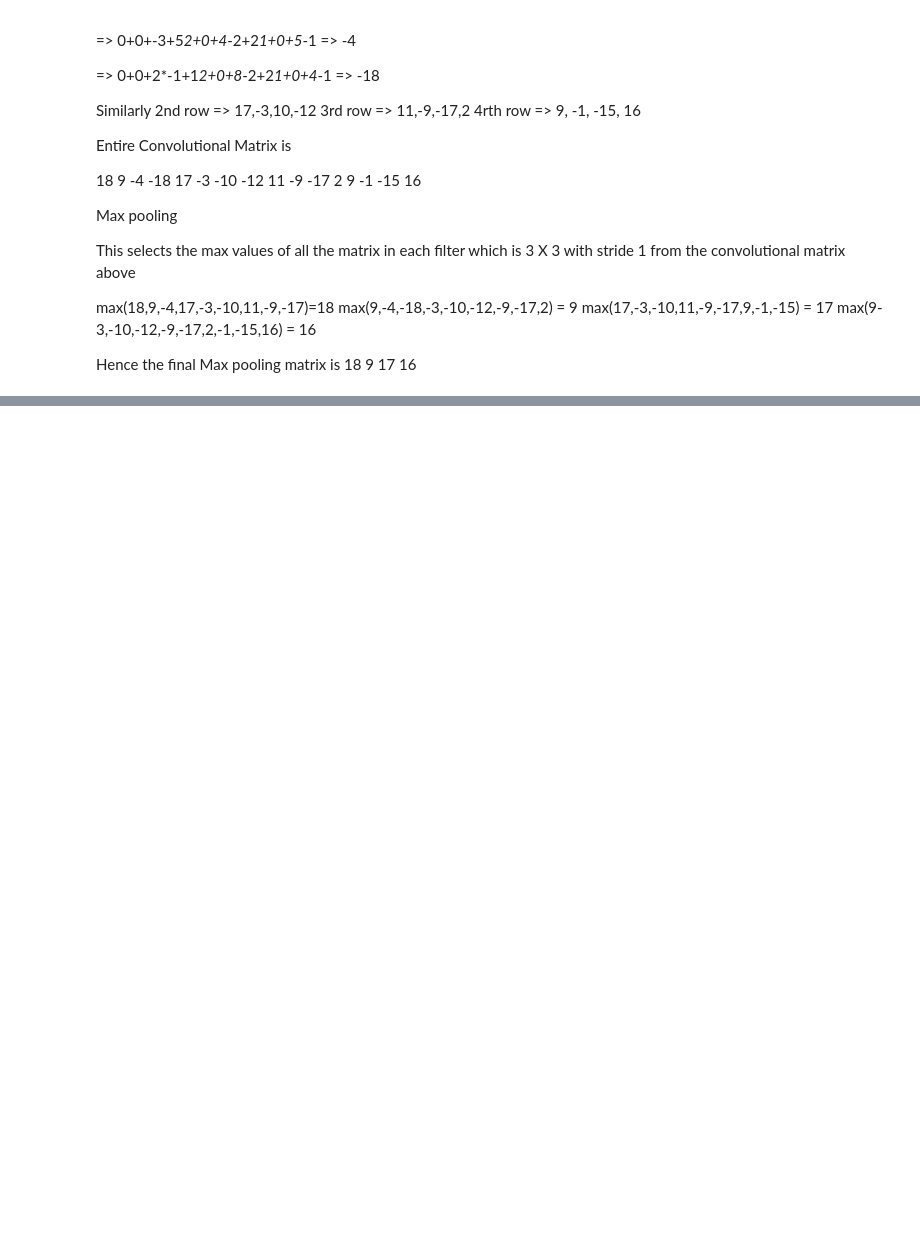
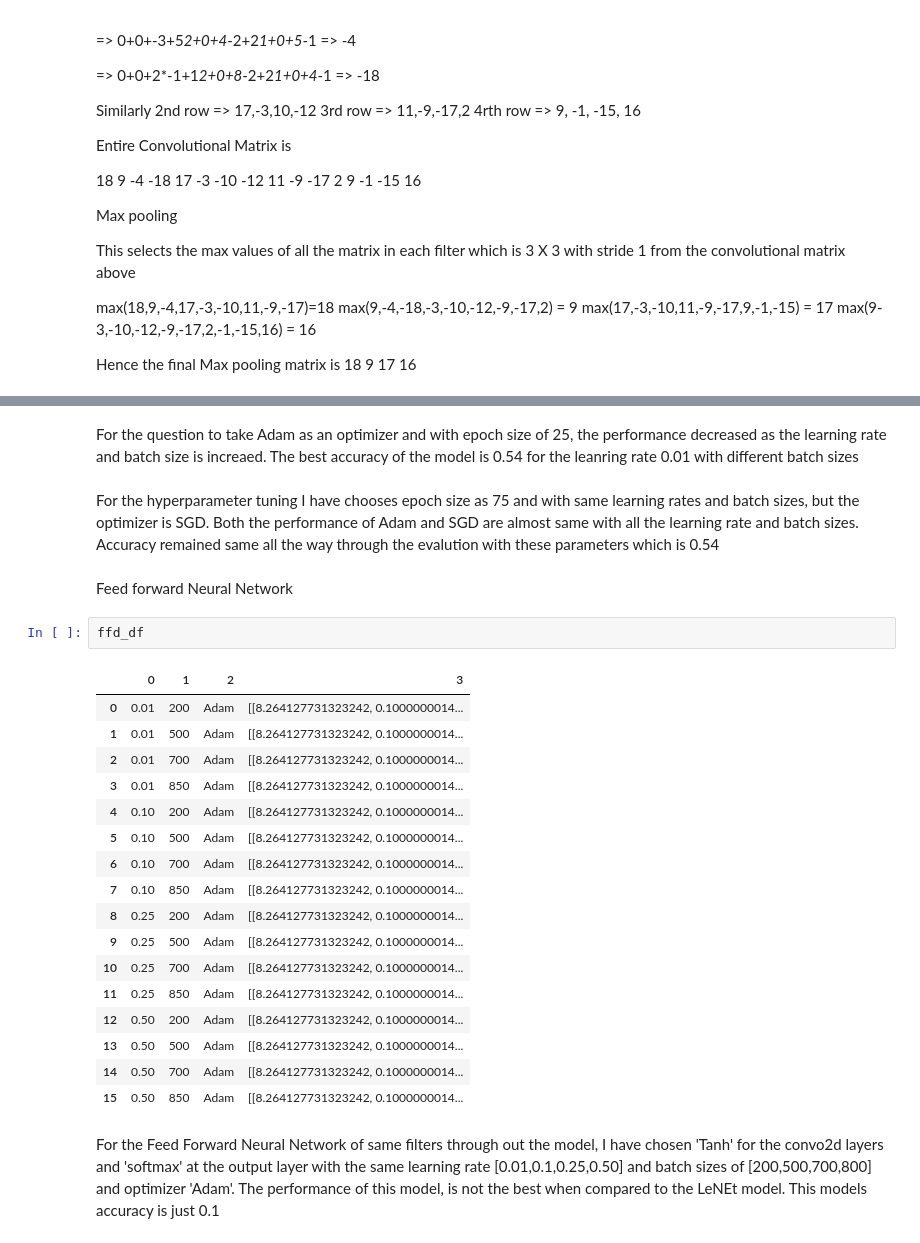
Before and after one commit to dTony33/Machine-Learning, a Jupyter notebook: Assignment3.ipynb, the cells around one changed output, grey strips where cells are left out. Drawn from its saved outputs; the diff is of its cells as text; blank space fills up the shorter version.

```diff
--- a/Assignment3.ipynb
+++ b/Assignment3.ipynb
@@ -465,0 +797,29 @@ Hence the final Max pooling matrix is
+# %% [markdown]
+For the question to take Adam as an optimizer and with epoch size of 25, the performance decreased as the learning rate and batch size is increaed. The best accuracy of the model is 0.54 for the leanring rate 0.01 with different batch sizes
+# %% [markdown]
+For the hyperparameter tuning I have chooses epoch size as 75 and with same learning rates and batch sizes, but the optimizer is SGD.
+Both the performance of Adam and SGD are almost same with all the learning rate and batch sizes. Accuracy remained same all the way through the evalution with these parameters which is 0.54
+# %% [markdown]
+Feed forward Neural Network
+# %%
+ffd_df
+# %% [output]
+|  | 0 | 1 | 2 | 3 |
+| 0 | 0.01 | 200 | Adam | [[8.264127731323242, 0.1000000014... |
+| 1 | 0.01 | 500 | Adam | [[8.264127731323242, 0.1000000014... |
+| 2 | 0.01 | 700 | Adam | [[8.264127731323242, 0.1000000014... |
+| 3 | 0.01 | 850 | Adam | [[8.264127731323242, 0.1000000014... |
+| 4 | 0.10 | 200 | Adam | [[8.264127731323242, 0.1000000014... |
+| 5 | 0.10 | 500 | Adam | [[8.264127731323242, 0.1000000014... |
+| 6 | 0.10 | 700 | Adam | [[8.264127731323242, 0.1000000014... |
+| 7 | 0.10 | 850 | Adam | [[8.264127731323242, 0.1000000014... |
+| 8 | 0.25 | 200 | Adam | [[8.264127731323242, 0.1000000014... |
+| 9 | 0.25 | 500 | Adam | [[8.264127731323242, 0.1000000014... |
+| 10 | 0.25 | 700 | Adam | [[8.264127731323242, 0.1000000014... |
+| 11 | 0.25 | 850 | Adam | [[8.264127731323242, 0.1000000014... |
+| 12 | 0.50 | 200 | Adam | [[8.264127731323242, 0.1000000014... |
+| 13 | 0.50 | 500 | Adam | [[8.264127731323242, 0.1000000014... |
+| 14 | 0.50 | 700 | Adam | [[8.264127731323242, 0.1000000014... |
+| 15 | 0.50 | 850 | Adam | [[8.264127731323242, 0.1000000014... |
+# %% [markdown]
+For the Feed Forward Neural Network of same filters through out the model, I have chosen 'Tanh' for the convo2d layers and 'softmax' at the output layer with the same learning rate [0.01,0.1,0.25,0.50] and batch sizes of [200,500,700,800] and optimizer 'Adam'. The performance of this model, is not the best when compared to the LeNEt model. This models accuracy is just 0.1
```
Also changed, not shown: parts of 40 cells of this notebook.
